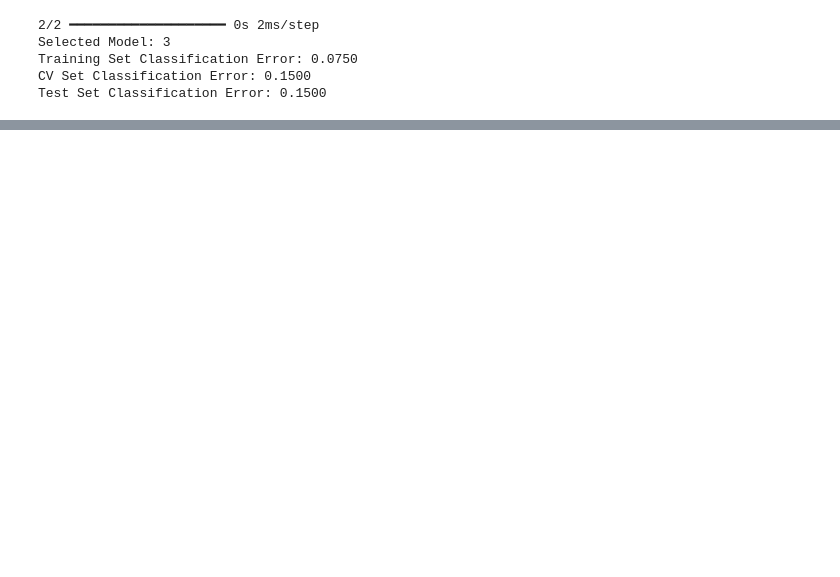
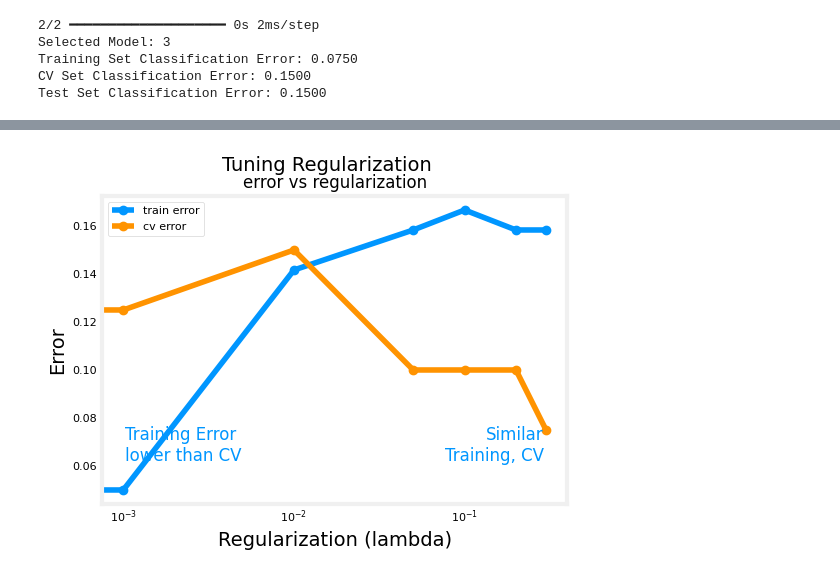
Before and after one commit to yc913344706/ai-code, a Jupyter notebook: LogisticRegression/RealDemo01_NN_Logistic.ipynb, the cells around one changed output, grey strips where cells are left out. Cells and saved outputs as stored; diff of their text form; code cells hidden in the pictures; blank space fills up the shorter version.

```diff
--- a/LogisticRegression/RealDemo01_NN_Logistic.ipynb
+++ b/LogisticRegression/RealDemo01_NN_Logistic.ipynb
@@ -244,0 +249,10 @@ Test Set Classification Error: 0.1500
+# %%
+import tensorflow as tf
+from tensorflow.keras.models import Sequential
+from tensorflow.keras.layers import Dense
+
+from sklearn.metrics import mean_squared_error
+
+tf.random.set_seed(1234)
+lambdas = [0.0, 0.001, 0.01, 0.05, 0.1, 0.2, 0.3]
+models=[None] * len(lambdas)
@@ -244,0 +330,27 @@ Test Set Classification Error: 0.1500
+# %%
+dlc = dict(dlblue = '#0096ff', dlorange = '#FF9300', dldarkred='#C00000', dlmagenta='#FF40FF', dlpurple='#7030A0', dldarkblue =  '#0D5BDC')
+
+def plot_iterate():
+    err_train = nn_train_error
+    err_cv = nn_cv_error
+
+    fig, ax = plt.subplots(1,1,figsize=(6,4))
+    fig.canvas.toolbar_visible = False
+    fig.canvas.header_visible = False
+    fig.canvas.footer_visible = False
+    ax.set_title("error vs regularization",fontsize = 12)
+    ax.plot(lambdas, err_train, marker='o', label="train error", color = dlc["dlblue"])
+    ax.plot(lambdas, err_cv,    marker='o', label="cv error",    color = dlc["dlorange"])
+    ax.set_xscale('log')
+    ax.set_ylim(*ax.get_ylim())
+    ax.set_xlabel("Regularization (lambda)",fontsize = 14)
+    ax.set_ylabel("Error",fontsize = 14)
+    ax.legend()
+    fig.suptitle("Tuning Regularization",fontsize = 14)
+    ax.text(0.05,0.14,"Training Error\nlower than CV",fontsize=12, ha='left',transform=ax.transAxes,color = dlc["dlblue"])
+    ax.text(0.95,0.14,"Similar\nTraining, CV",    fontsize=12, ha='right',transform=ax.transAxes,color = dlc["dlblue"])
+    plt.show()
+
+plot_iterate()
+# %% [output]
+[figure, added]
```
Also changed, not shown: parts of 5 cells of this notebook.
